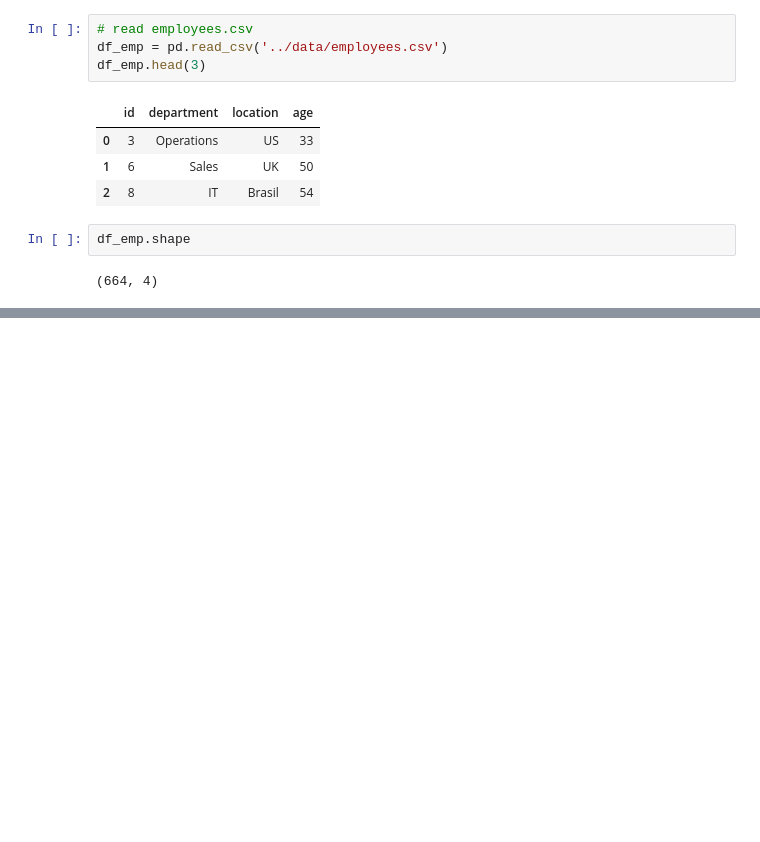
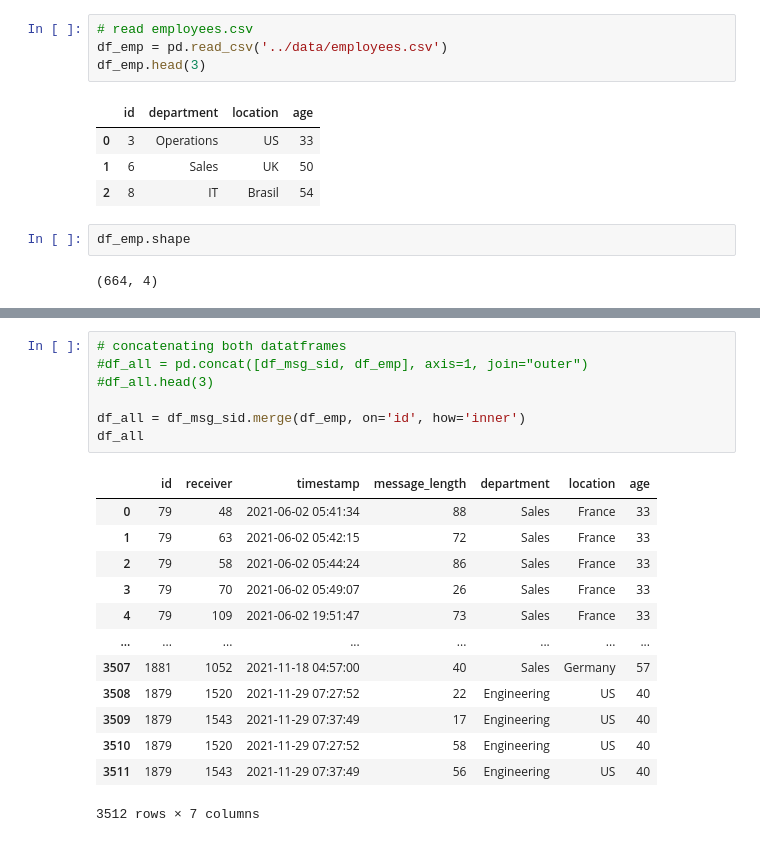
Before and after one commit to SimonB97/dccompetition_collaboration, a Jupyter notebook: src/Analysis.ipynb, the cells around one changed output, grey strips where cells are left out. Drawn from its saved outputs; the diff is of its cells as text; blank space fills up the shorter version.

```diff
--- a/src/Analysis.ipynb
+++ b/src/Analysis.ipynb
@@ -53,0 +128,21 @@ df_msg.head(3)
+# %%
+# concatenating both datatframes
+#df_all = pd.concat([df_msg_sid, df_emp], axis=1, join="outer")
+#df_all.head(3)
+
+df_all = df_msg_sid.merge(df_emp, on='id', how='inner')
+df_all
+# %% [output]
+|  | id | receiver | timestamp | message_length | department | location | age |
+| 0 | 79 | 48 | 2021-06-02 05:41:34 | 88 | Sales | France | 33 |
+| 1 | 79 | 63 | 2021-06-02 05:42:15 | 72 | Sales | France | 33 |
+| 2 | 79 | 58 | 2021-06-02 05:44:24 | 86 | Sales | France | 33 |
+| 3 | 79 | 70 | 2021-06-02 05:49:07 | 26 | Sales | France | 33 |
+| 4 | 79 | 109 | 2021-06-02 19:51:47 | 73 | Sales | France | 33 |
+| ... | ... | ... | ... | ... | ... | ... | ... |
+| 3507 | 1881 | 1052 | 2021-11-18 04:57:00 | 40 | Sales | Germany | 57 |
+| 3508 | 1879 | 1520 | 2021-11-29 07:27:52 | 22 | Engineering | US | 40 |
+| 3509 | 1879 | 1543 | 2021-11-29 07:37:49 | 17 | Engineering | US | 40 |
+| 3510 | 1879 | 1520 | 2021-11-29 07:27:52 | 58 | Engineering | US | 40 |
+| 3511 | 1879 | 1543 | 2021-11-29 07:37:49 | 56 | Engineering | US | 40 |
+3512 rows × 7 columns
```
Also changed, not shown: parts of 25 cells of this notebook.
